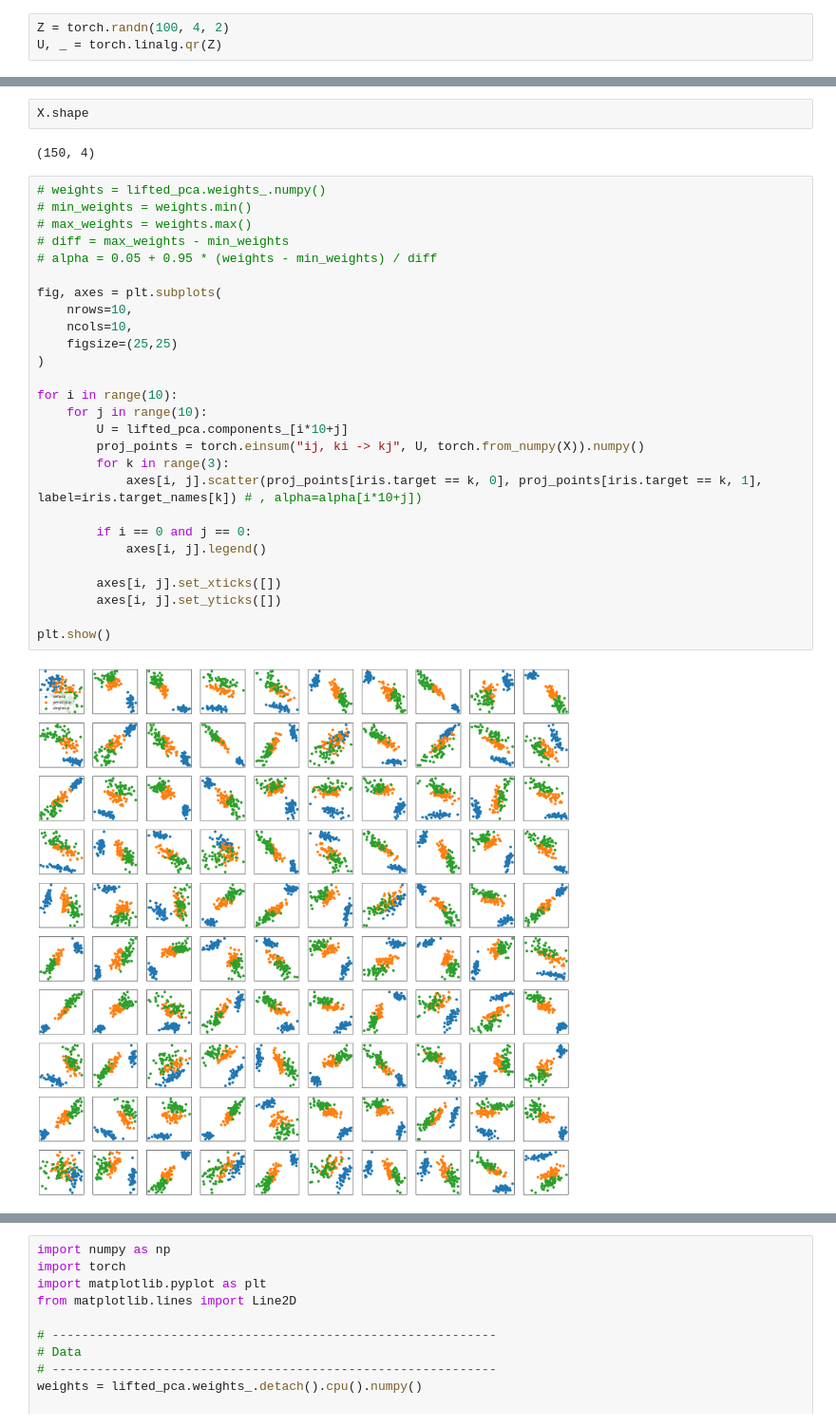
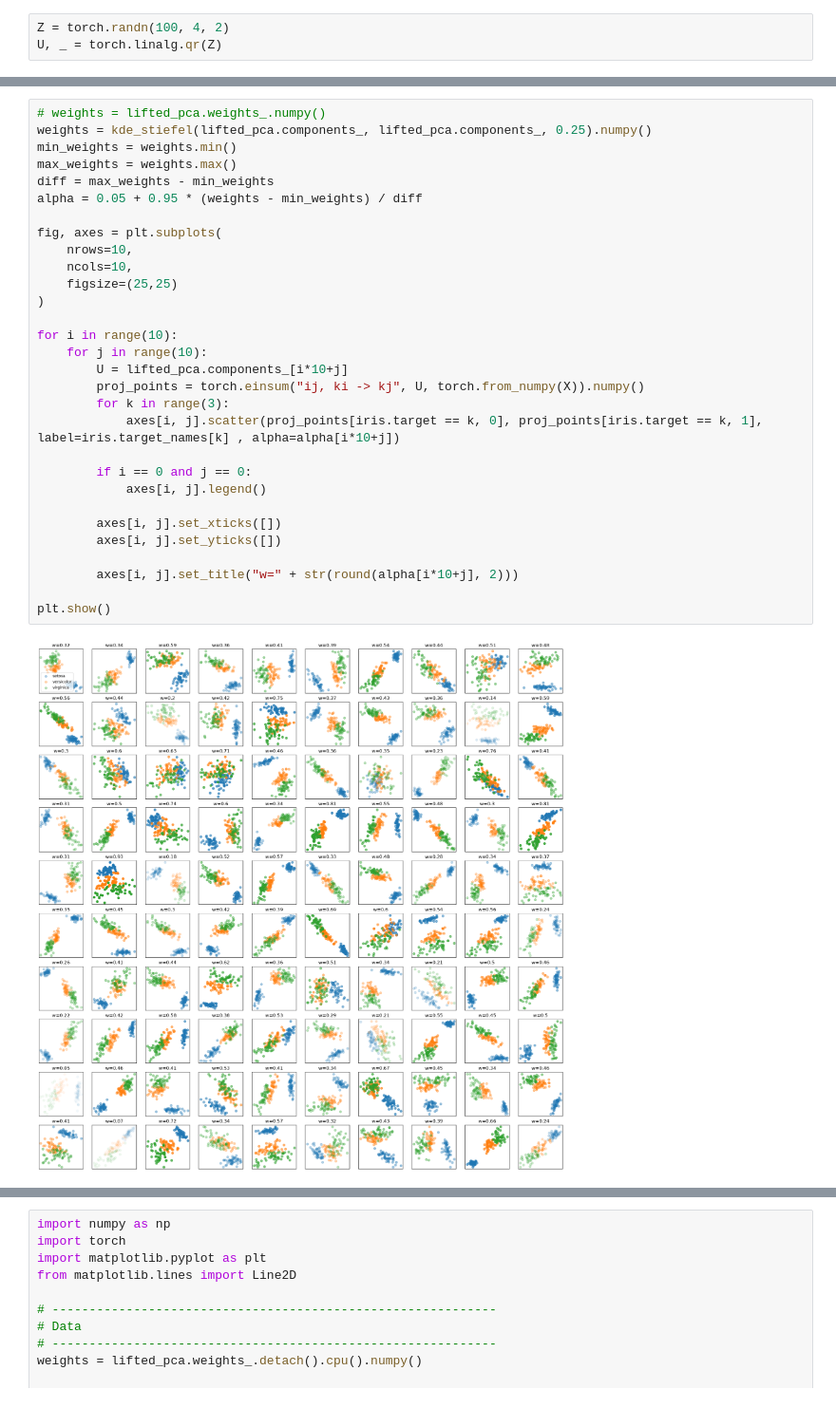
Before and after one commit to clbonet/Lifting_PCA_Wasserstein_Space, a Jupyter notebook: LiftedPCA_Iris.ipynb, the cells around one changed output, grey strips where cells are left out. Shown at 95% size. Drawn from its saved outputs; the diff is of its cells as text.

Commit message:
Test contour projections LiftedPCA

```diff
--- a/LiftedPCA_Iris.ipynb
+++ b/LiftedPCA_Iris.ipynb
@@ -150,34 +146,33 @@ torch.Size([500, 4, 2])
-# %%
-X.shape
-# %% [output]
-(150, 4)
 # %%
 # weights = lifted_pca.weights_.numpy()
-# min_weights = weights.min()
-# max_weights = weights.max()
-# diff = max_weights - min_weights
-# alpha = 0.05 + 0.95 * (weights - min_weights) / diff
+weights = kde_stiefel(lifted_pca.components_, lifted_pca.components_, 0.25).numpy()
+min_weights = weights.min()
+max_weights = weights.max()
+diff = max_weights - min_weights
+alpha = 0.05 + 0.95 * (weights - min_weights) / diff
 
 fig, axes = plt.subplots(
     nrows=10,
     ncols=10,
     figsize=(25,25)
 )
 
 for i in range(10):
     for j in range(10):
         U = lifted_pca.components_[i*10+j]
         proj_points = torch.einsum("ij, ki -> kj", U, torch.from_numpy(X)).numpy()
         for k in range(3):
-            axes[i, j].scatter(proj_points[iris.target == k, 0], proj_points[iris.target == k, 1], label=iris.target_names[k]) # , alpha=alpha[i*10+j])
+            axes[i, j].scatter(proj_points[iris.target == k, 0], proj_points[iris.target == k, 1], label=iris.target_names[k] , alpha=alpha[i*10+j])
 
         if i == 0 and j == 0:
             axes[i, j].legend()
 
         axes[i, j].set_xticks([])
         axes[i, j].set_yticks([])
 
+        axes[i, j].set_title("w=" + str(round(alpha[i*10+j], 2)))
+
 plt.show()
 # %% [output]
-[figure, old version]
+[figure, new version]
 # %%
```
Also changed, not shown: parts of 31 cells of this notebook, 2 other files.
